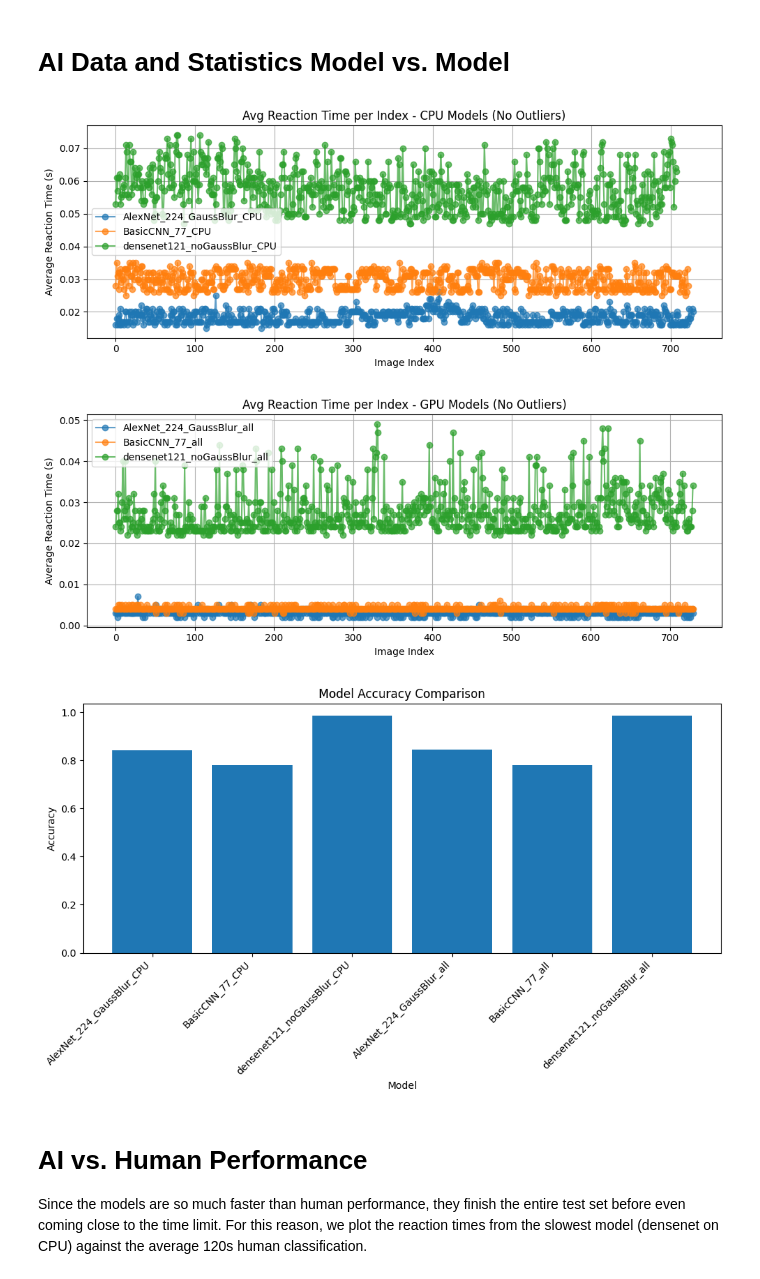
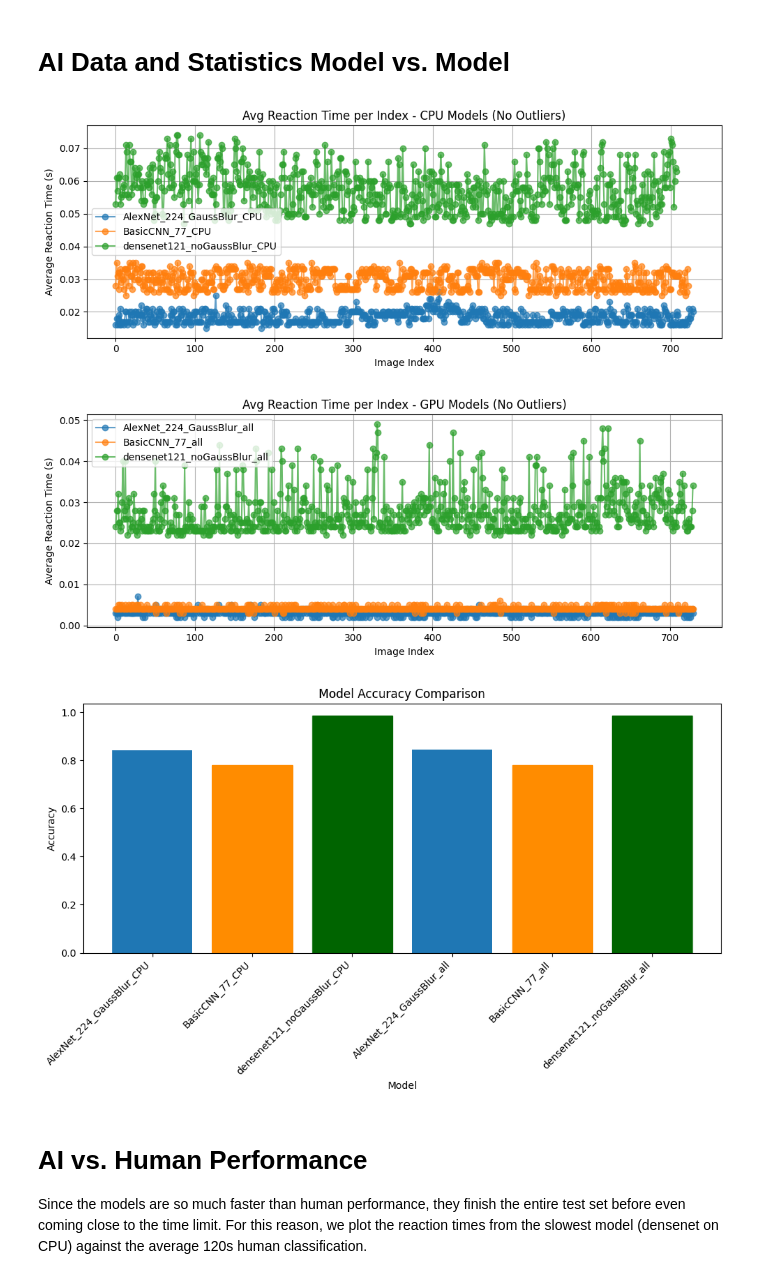
Before and after one commit to artiV4/LlamaOrDuck, a Jupyter notebook: data_analysis.ipynb, the cells around one changed output. Saved outputs shown, nothing was run; the diff lists cells and outputs as text; code cells hidden in the pictures.

Commit message:
Change bar plot colors

```diff
--- a/data_analysis.ipynb
+++ b/data_analysis.ipynb
@@ -304,35 +304,39 @@ for model_prefix in gpu_models:
 
     ax3.plot(avg_rt_per_index, marker='o', linestyle='-', alpha=0.7, label=f'{model_prefix}')
 
 # Final touches: Reaction Time Plot for GPU models
 ax3.set_title('Avg Reaction Time per Index - GPU Models (No Outliers)')
 ax3.set_xlabel('Image Index')
 ax3.set_ylabel('Average Reaction Time (s)')
 ax3.grid(True)
 ax3.legend()
 fig3.tight_layout()
 plt.show()
 
 # Barplot for accuracy comparison
 fig4, ax4 = plt.subplots(figsize=(10, 6))
 
 # Combining both CPU and GPU accuracies
 all_accuracies = cpu_accuracies + gpu_accuracies
 models, accuracies = zip(*all_accuracies)
 
 # Plotting barplot
-ax4.bar(models, accuracies, alpha=1)
+bars = ax4.bar(models, accuracies)
 ax4.set_title('Model Accuracy Comparison')
 ax4.set_xlabel('Model')
 ax4.set_ylabel('Accuracy')
 ax4.set_xticks(models)
 ax4.set_xticklabels(models, rotation=45, ha='right')
+bars[1].set_color('darkorange')
+bars[2].set_color('darkgreen')
+bars[4].set_color('darkorange')
+bars[5].set_color('darkgreen')
 fig4.tight_layout()
 plt.show()
 # %% [output]
 [figure]
 [figure]
-[figure, old version]
+[figure, new version]
 # %% [markdown]
 # AI vs. Human Performance
 Since the models are so much faster than human performance, they finish the entire test set before even coming close to the time limit. For this reason, we plot the reaction times from the slowest model (densenet on CPU) against the average 120s human classification.
```
Also changed, not shown: parts of 1 cell of this notebook.
